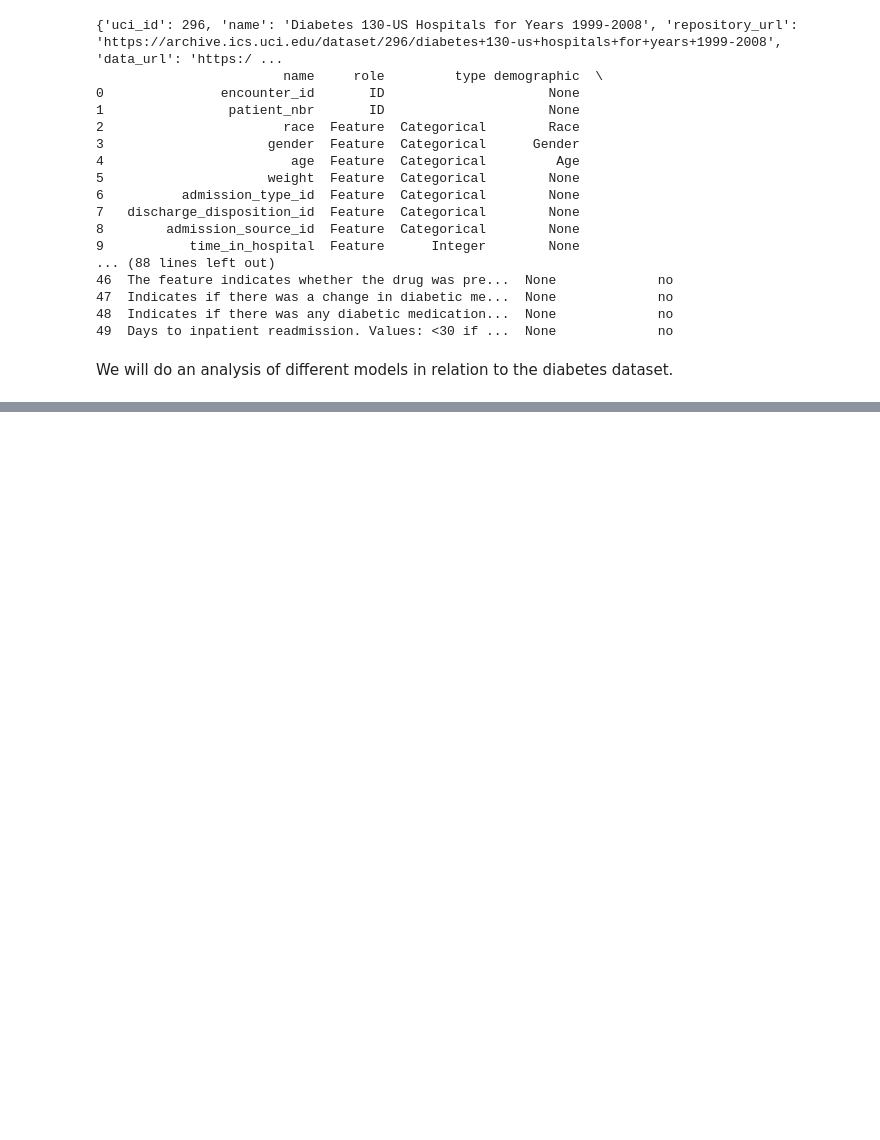
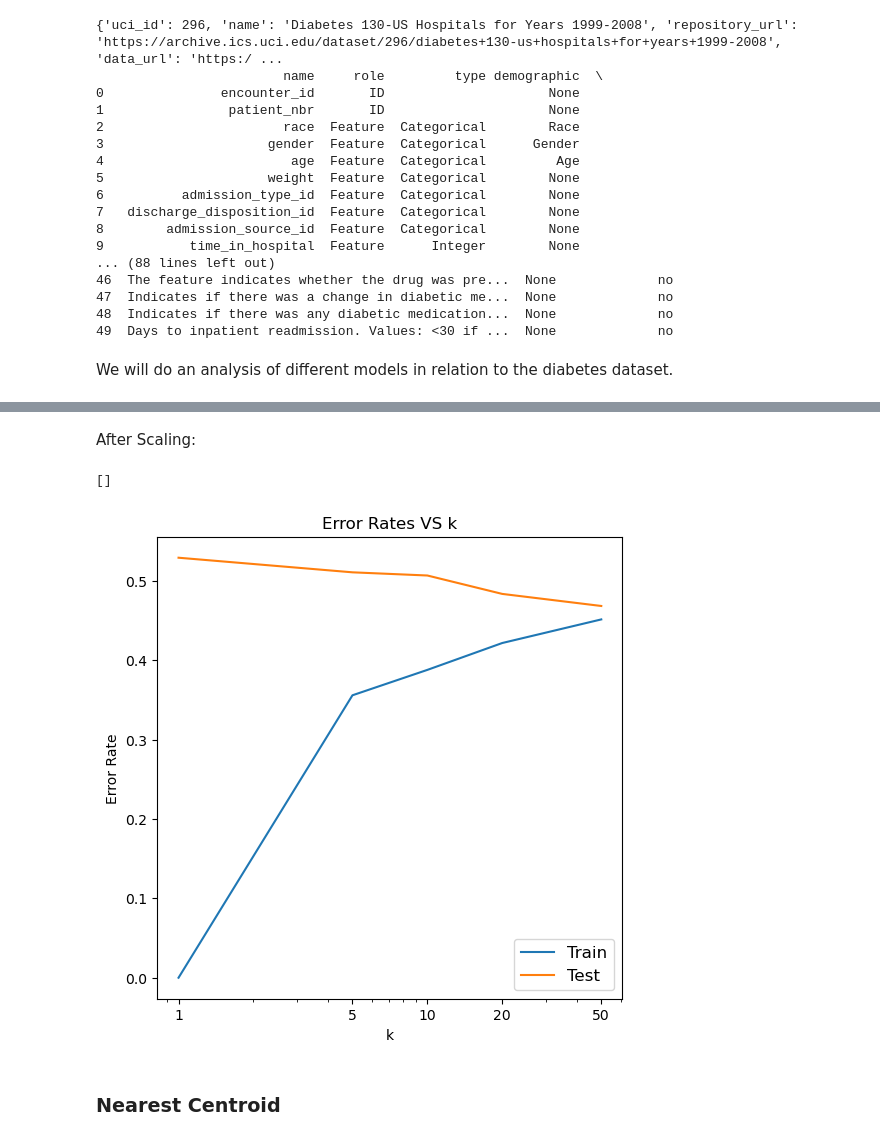
Before and after one commit to ENamja/ml-analysis, a Jupyter notebook: cs178-project.ipynb, the cells around one changed output, grey strips where cells are left out. Drawn from its saved outputs; the diff is of its cells as text; code cells hidden in the pictures; blank space fills up the shorter version.

```diff
--- a/cs178-project.ipynb
+++ b/cs178-project.ipynb
@@ -65,0 +184,35 @@ diabetes_X_tr, diabetes_X_te, diabetes_y_tr, diabetes_y_te = train_test_split(di
+# %% [markdown]
+After Scaling:
+# %%
+figure, axes = plt.subplots(1, figsize=(6, 6))
+
+scaler = StandardScaler()
+
+tr_error_rates = []
+te_error_rates = []
+
+diabetes_X_tr_arr = scaler.fit_transform(diabetes_X_tr.values)
+diabetes_y_tr_arr = diabetes_y_tr.values.ravel()
+diabetes_X_te_arr = scaler.fit_transform(diabetes_X_te.values)
+diabetes_y_te_arr = diabetes_y_te.values.ravel()
+
+for k in k_values:
+    knn = KNeighborsClassifier(n_neighbors=k)
+    knn.fit(diabetes_X_tr_arr, diabetes_y_tr_arr)
+    tr_error_rates.append(1 - accuracy_score(diabetes_y_tr_arr, knn.predict(diabetes_X_tr_arr)))
+    te_error_rates.append(1 - accuracy_score(diabetes_y_te_arr, knn.predict(diabetes_X_te_arr)))
+axes.semilogx(k_values, tr_error_rates, label='Train')
+axes.semilogx(k_values, te_error_rates, label='Test')
+axes.set_xlabel('k')
+axes.set_ylabel('Error Rate')
+axes.set_title('Error Rates VS k')
+axes.legend(fontsize=12)
+axes.set_xticks(k_values)
+axes.set_xticklabels(k_values)
+
+plt.plot()
+# %% [output]
+[]
+[figure, added]
+# %% [markdown]
+### Nearest Centroid
```
Also changed, not shown: parts of 12 cells of this notebook.
